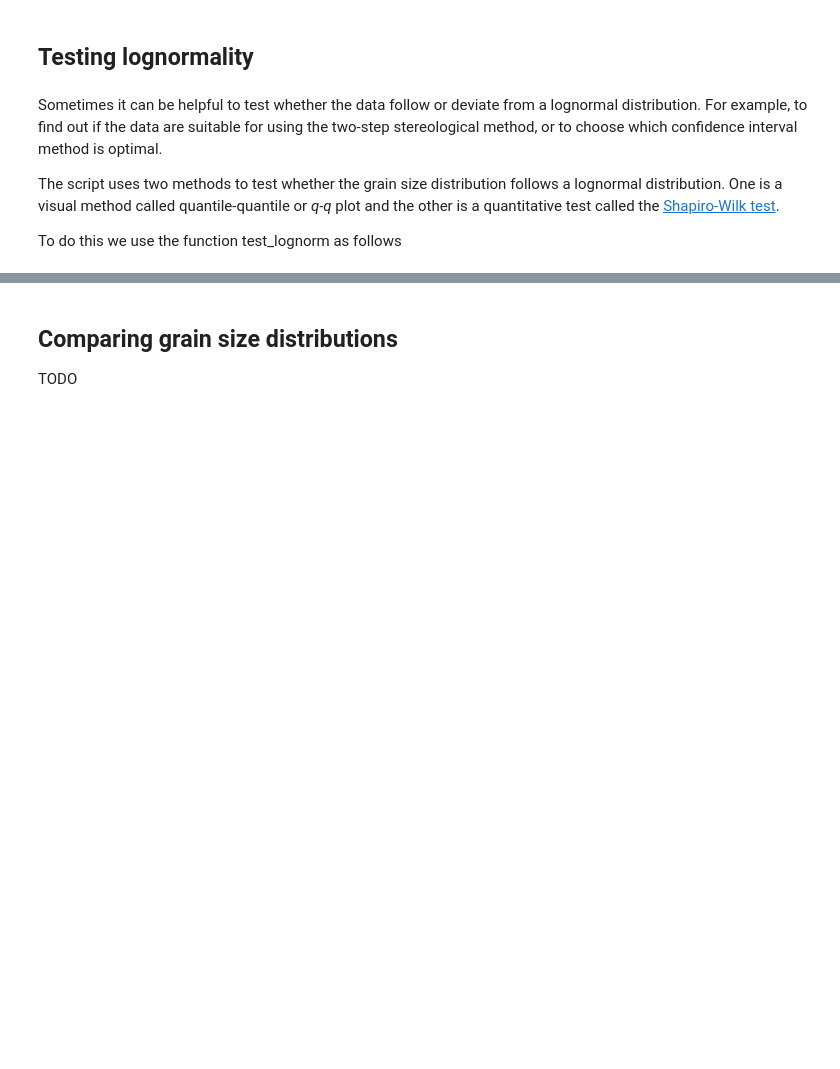
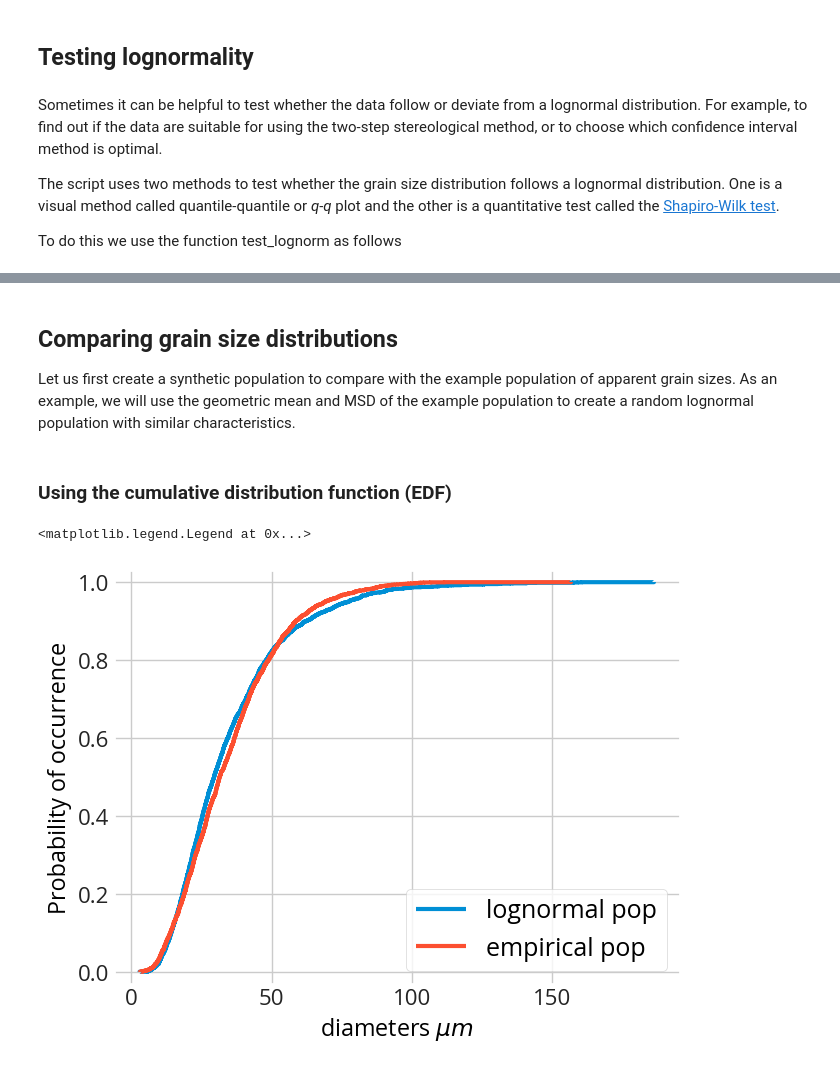
Before and after one commit to marcoalopez/GrainSizeTools, a Jupyter notebook: grain_size_tools/grain_size_analysis.ipynb, the cells around one changed output, grey strips where cells are left out. Saved outputs shown, nothing was run; the diff lists cells and outputs as text; code cells hidden in the pictures; blank space fills up the shorter version.

```diff
--- a/grain_size_tools/grain_size_analysis.ipynb
+++ b/grain_size_tools/grain_size_analysis.ipynb
@@ -159,4 +159,26 @@ It doesnt look like a lognormal distribution (p-value < 0.05)
 # %% [markdown]
 ## Comparing grain size distributions
 
-TODO
+Let us first create a synthetic population to compare with the example population of apparent grain sizes. As an example, we will use the geometric mean and MSD of the example population to create a random lognormal population with similar characteristics.
+# %%
+new_dataset = averages.gen_lognorm_population(scale=np.log(30.10), # set geometric mean to 30.10
+                                              shape=np.log(1.75),  # set lognormal shape to 1.75
+                                              n=2700)               # set sample size = 2700
+# %% [markdown]
+### Using the cumulative distribution function (EDF)
+# %%
+import matplotlib.pyplot as plt
+
+fig3, ax = plt.subplots(constrained_layout=True)
+
+ax.ecdf(new_dataset, label='lognormal pop')
+ax.ecdf(dataset['ECD'], label='empirical pop')
+
+ax.set_xlabel('diameters $\mu m$')
+ax.set_ylabel("Probability of occurrence")
+ax.set_ylim(bottom=-0.03, top=1.03)
+# ax.set_xlim(right=101)
+ax.legend(loc='best', fontsize=18)
+# %% [output]
+<matplotlib.legend.Legend at 0x...>
+[figure, added]
```
Also changed, not shown: parts of 10 cells of this notebook.
